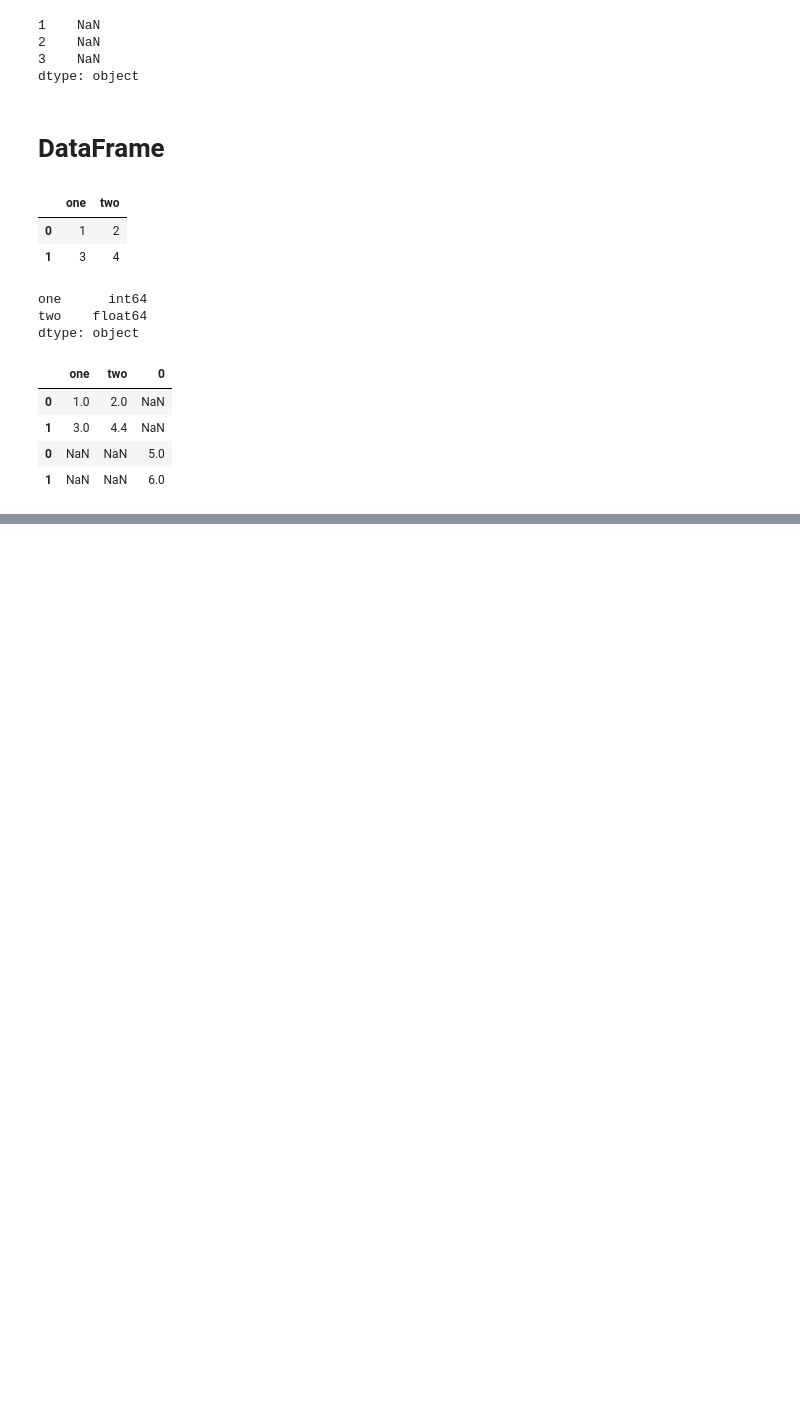
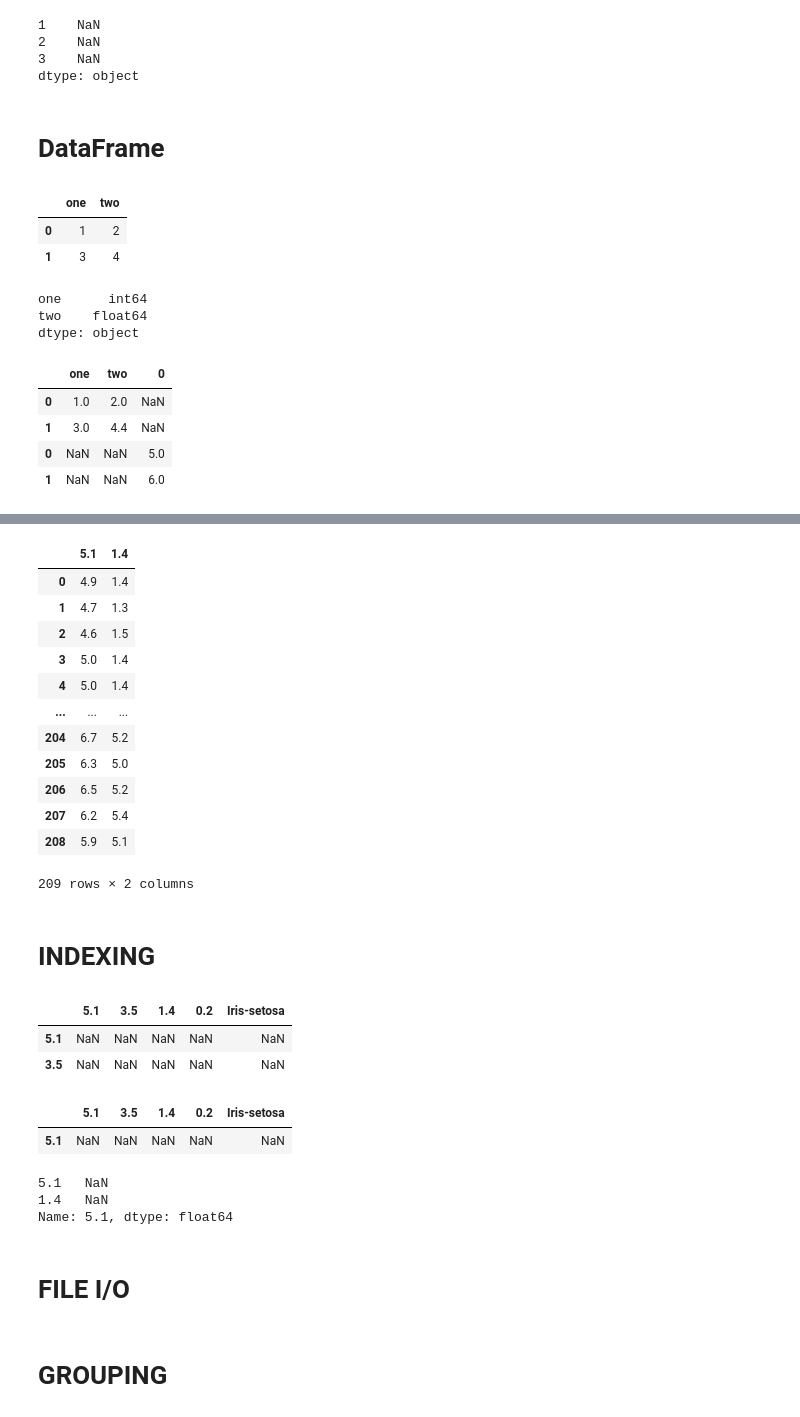
Before and after one commit to AqsaAshfaq07/ML-DS-Python, a Jupyter notebook: Data_Analysis_with_Pandas .ipynb, the cells around one changed output, grey strips where cells are left out. Cells and saved outputs as stored; diff of their text form; code cells hidden in the pictures; blank space fills up the shorter version.

```diff
--- a/Data_Analysis_with_Pandas .ipynb
+++ b/Data_Analysis_with_Pandas .ipynb
@@ -55,0 +100,21 @@ upcast.append(arr)
+# %%
+# Merge --> only combines the common columns between two datasets
+data1 = pd.DataFrame(data1)
+data2 = pd.DataFrame(data2)
+pd.merge(data1, data2)
+# %% [output]
+|  | 5.1 | 1.4 |
+| 0 | 4.9 | 1.4 |
+| 1 | 4.7 | 1.3 |
+| 2 | 4.6 | 1.5 |
+| 3 | 5.0 | 1.4 |
+| 4 | 5.0 | 1.4 |
+| ... | ... | ... |
+| 204 | 6.7 | 5.2 |
+| 205 | 6.3 | 5.0 |
+| 206 | 6.5 | 5.2 |
+| 207 | 6.2 | 5.4 |
+| 208 | 5.9 | 5.1 |
+209 rows × 2 columns
+# %% [markdown]
+# INDEXING
@@ -55,0 +125,21 @@ upcast.append(arr)
+# %%
+x['5.1':'3.5']
+# %% [output]
+|  | 5.1 | 3.5 | 1.4 | 0.2 | Iris-setosa |
+| 5.1 | NaN | NaN | NaN | NaN | NaN |
+| 3.5 | NaN | NaN | NaN | NaN | NaN |
+# %%
+# Other Indexing
+x.iloc[[0, 2]]  # returns single row as a series
+x.loc[['5.1']]  # returns as a dataframe
+# %% [output]
+|  | 5.1 | 3.5 | 1.4 | 0.2 | Iris-setosa |
+| 5.1 | NaN | NaN | NaN | NaN | NaN |
+# %%
+x.loc[['5.1', '1.4'], '5.1']
+# %% [output]
+5.1   NaN
+1.4   NaN
+Name: 5.1, dtype: float64
+# %% [markdown]
+# FILE I/O
@@ -55,0 +158,2 @@ upcast.append(arr)
+# %% [markdown]
+# GROUPING
```
Also changed, not shown: parts of 14 cells of this notebook.
